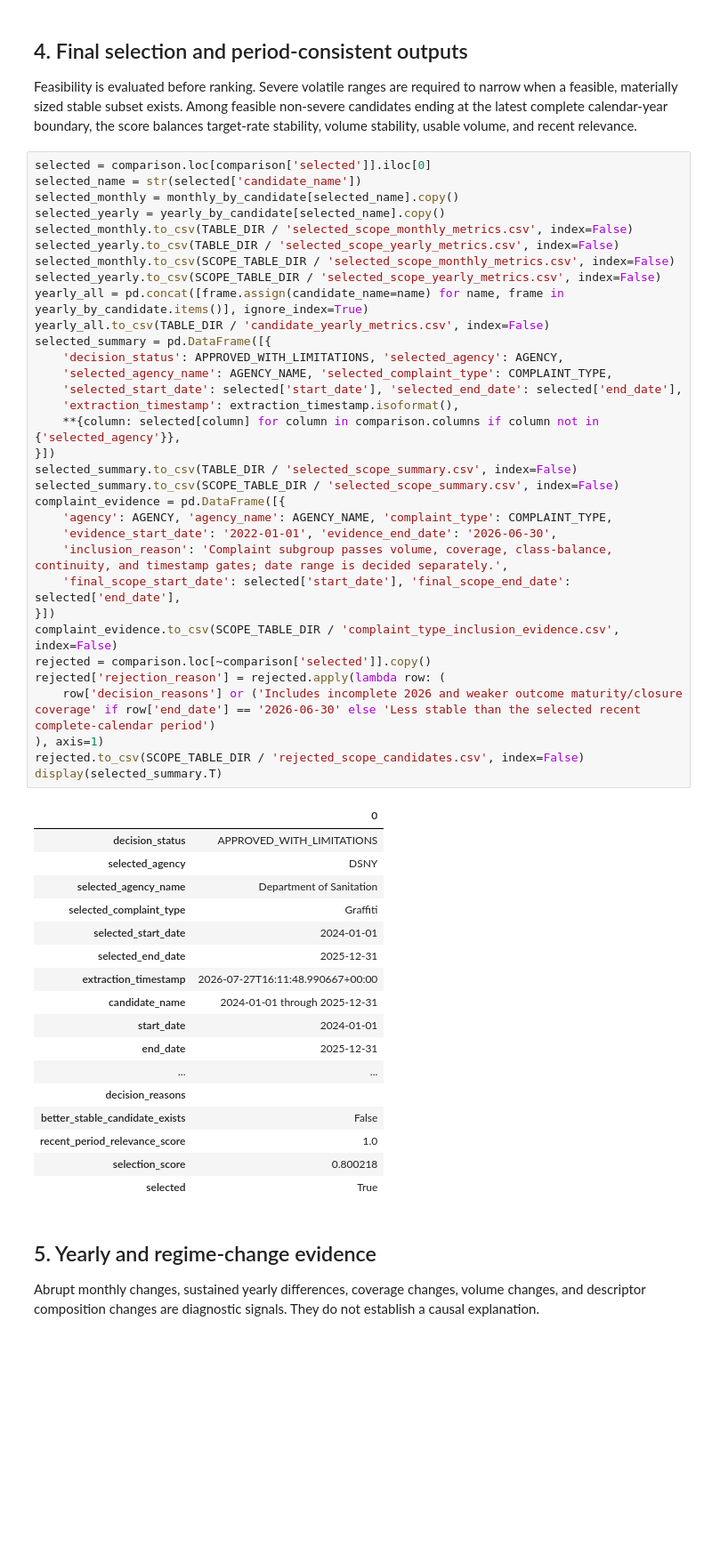
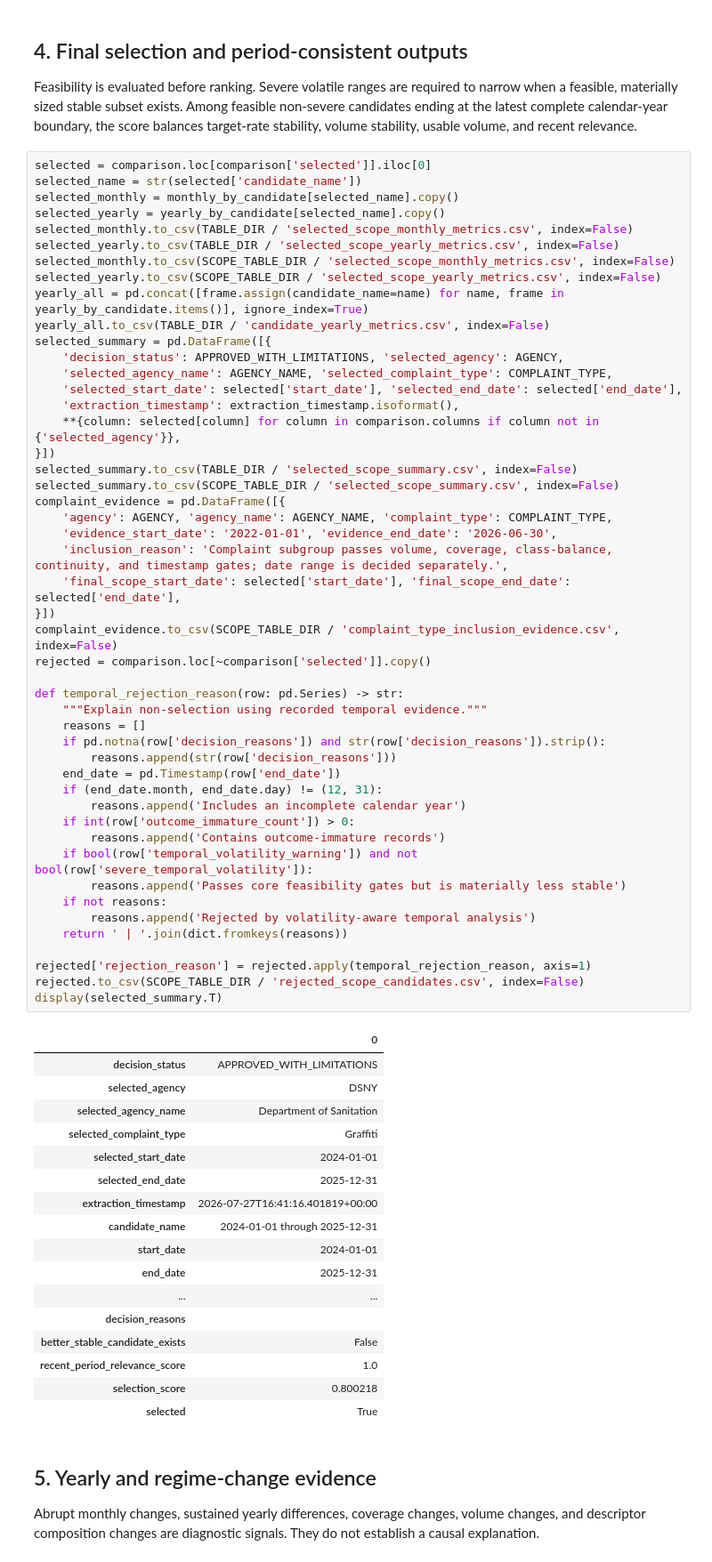
Before and after one commit to mmubashir95/urban-operations-intelligence-platform, a Jupyter notebook: notebooks/05_temporal_stability_analysis.ipynb, the cells around one changed output. Shown at 89% size. Drawn from its saved outputs; the diff is of its cells as text; blank space fills up the shorter version.

```diff
--- a/notebooks/05_temporal_stability_analysis.ipynb
+++ b/notebooks/05_temporal_stability_analysis.ipynb
@@ -184,37 +184,52 @@ selected_monthly.to_csv(SCOPE_TABLE_DIR / 'selected_scope_monthly_metrics.csv',
 selected_yearly.to_csv(SCOPE_TABLE_DIR / 'selected_scope_yearly_metrics.csv', index=False)
 yearly_all = pd.concat([frame.assign(candidate_name=name) for name, frame in yearly_by_candidate.items()], ignore_index=True)
 yearly_all.to_csv(TABLE_DIR / 'candidate_yearly_metrics.csv', index=False)
 selected_summary = pd.DataFrame([{
     'decision_status': APPROVED_WITH_LIMITATIONS, 'selected_agency': AGENCY,
     'selected_agency_name': AGENCY_NAME, 'selected_complaint_type': COMPLAINT_TYPE,
     'selected_start_date': selected['start_date'], 'selected_end_date': selected['end_date'],
     'extraction_timestamp': extraction_timestamp.isoformat(),
     **{column: selected[column] for column in comparison.columns if column not in {'selected_agency'}},
 }])
 selected_summary.to_csv(TABLE_DIR / 'selected_scope_summary.csv', index=False)
 selected_summary.to_csv(SCOPE_TABLE_DIR / 'selected_scope_summary.csv', index=False)
 complaint_evidence = pd.DataFrame([{
     'agency': AGENCY, 'agency_name': AGENCY_NAME, 'complaint_type': COMPLAINT_TYPE,
     'evidence_start_date': '2022-01-01', 'evidence_end_date': '2026-06-30',
     'inclusion_reason': 'Complaint subgroup passes volume, coverage, class-balance, continuity, and timestamp gates; date range is decided separately.',
     'final_scope_start_date': selected['start_date'], 'final_scope_end_date': selected['end_date'],
 }])
 complaint_evidence.to_csv(SCOPE_TABLE_DIR / 'complaint_type_inclusion_evidence.csv', index=False)
 rejected = comparison.loc[~comparison['selected']].copy()
-rejected['rejection_reason'] = rejected.apply(lambda row: (
-    row['decision_reasons'] or ('Includes incomplete 2026 and weaker outcome maturity/closure coverage' if row['end_date'] == '2026-06-30' else 'Less stable than the selected recent complete-calendar period')
-), axis=1)
+
+def temporal_rejection_reason(row: pd.Series) -> str:
+    """Explain non-selection using recorded temporal evidence."""
+    reasons = []
+    if pd.notna(row['decision_reasons']) and str(row['decision_reasons']).strip():
+        reasons.append(str(row['decision_reasons']))
+    end_date = pd.Timestamp(row['end_date'])
+    if (end_date.month, end_date.day) != (12, 31):
+        reasons.append('Includes an incomplete calendar year')
+    if int(row['outcome_immature_count']) > 0:
+        reasons.append('Contains outcome-immature records')
+    if bool(row['temporal_volatility_warning']) and not bool(row['severe_temporal_volatility']):
+        reasons.append('Passes core feasibility gates but is materially less stable')
+    if not reasons:
+        reasons.append('Rejected by volatility-aware temporal analysis')
+    return ' | '.join(dict.fromkeys(reasons))
+
+rejected['rejection_reason'] = rejected.apply(temporal_rejection_reason, axis=1)
 rejected.to_csv(SCOPE_TABLE_DIR / 'rejected_scope_candidates.csv', index=False)
 display(selected_summary.T)
 # %% [output]
 |  | 0 |
 | decision_status | APPROVED_WITH_LIMITATIONS |
 | selected_agency | DSNY |
 | selected_agency_name | Department of Sanitation |
 | selected_complaint_type | Graffiti |
 | selected_start_date | 2024-01-01 |
 | selected_end_date | 2025-12-31 |
-| extraction_timestamp | 2026-07-27T16:11:48.990667+00:00 |
+| extraction_timestamp | 2026-07-27T16:41:16.401819+00:00 |
 | candidate_name | 2024-01-01 through 2025-12-31 |
 | start_date | 2024-01-01 |
 | end_date | 2025-12-31 |
```
Also changed, not shown: parts of 2 cells of this notebook, 5 other files.
